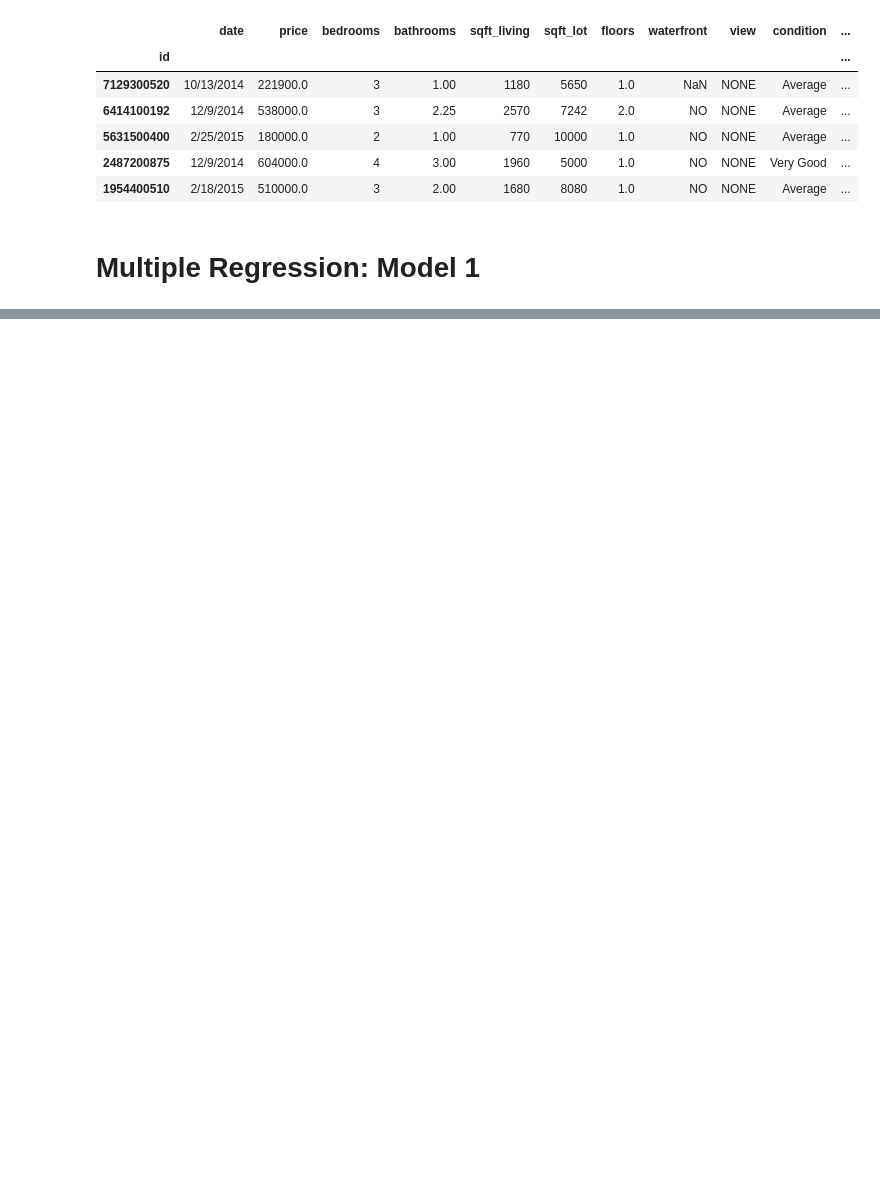
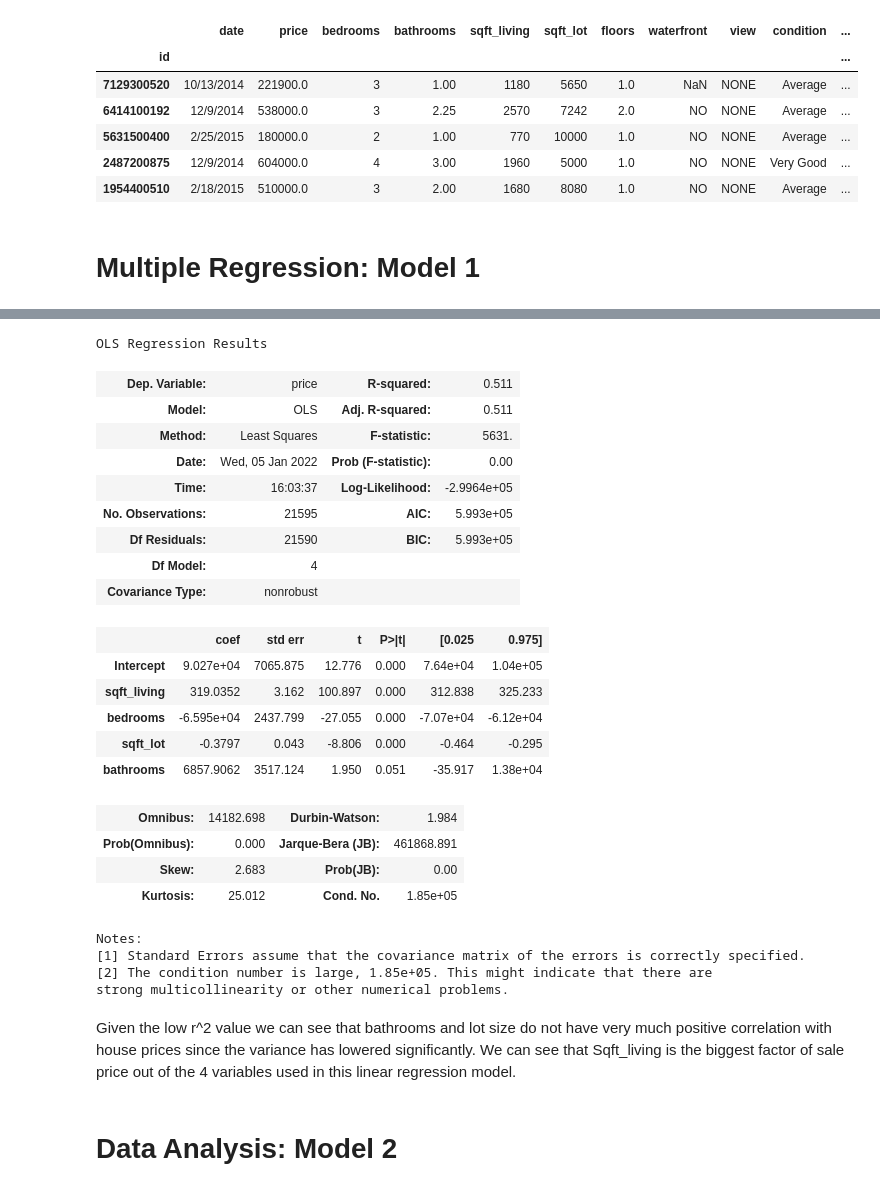
Before and after one commit to namitarana1/KingCounty-Housing, a Jupyter notebook: Real_Estate_Analysis.ipynb, the cells around one changed output, grey strips where cells are left out. Drawn from its saved outputs; the diff is of its cells as text; code cells hidden in the pictures; blank space fills up the shorter version.

```diff
--- a/Real_Estate_Analysis.ipynb
+++ b/Real_Estate_Analysis.ipynb
@@ -227,3 +233,6 @@ price_median
+# %%
+#added bathrooms and lot_sqft
+df_explore3 = df.drop(['floors','waterfront', 'view', 'condition', 'grade', 'sqft_above', 'yr_built', 'sqft_basement','yr_renovated', 'zipcode', 'lat','long','sqft_living15','sqft_lot15'],axis=1)
 # %%
 X = df_explore1.drop('price', axis=1)
 y = df['price']
@@ -391,0 +482,34 @@ strong multicollinearity or other numerical problems.
+# %%
+simple_formula='price ~ sqft_living + bedrooms + sqft_lot + bathrooms'
+simple_model = ols(simple_formula, df_explore3).fit()
+simple_model_summ = simple_model.summary()
+simple_model_summ
+# %% [output]
+OLS Regression Results
+| Dep. Variable: | price | R-squared: | 0.511 |
+| Model: | OLS | Adj. R-squared: | 0.511 |
+| Method: | Least Squares | F-statistic: | 5631. |
+| Date: | Wed, 05 Jan 2022 | Prob (F-statistic): | 0.00 |
+| Time: | 16:03:37 | Log-Likelihood: | -2.9964e+05 |
+| No. Observations: | 21595 | AIC: | 5.993e+05 |
+| Df Residuals: | 21590 | BIC: | 5.993e+05 |
+| Df Model: | 4 |  |  |
+| Covariance Type: | nonrobust |  |  |
+|  | coef | std err | t | P>|t| | [0.025 | 0.975] |
+| Intercept | 9.027e+04 | 7065.875 | 12.776 | 0.000 | 7.64e+04 | 1.04e+05 |
+| sqft_living | 319.0352 | 3.162 | 100.897 | 0.000 | 312.838 | 325.233 |
+| bedrooms | -6.595e+04 | 2437.799 | -27.055 | 0.000 | -7.07e+04 | -6.12e+04 |
+| sqft_lot | -0.3797 | 0.043 | -8.806 | 0.000 | -0.464 | -0.295 |
+| bathrooms | 6857.9062 | 3517.124 | 1.950 | 0.051 | -35.917 | 1.38e+04 |
+| Omnibus: | 14182.698 | Durbin-Watson: | 1.984 |
+| Prob(Omnibus): | 0.000 | Jarque-Bera (JB): | 461868.891 |
+| Skew: | 2.683 | Prob(JB): | 0.00 |
+| Kurtosis: | 25.012 | Cond. No. | 1.85e+05 |
+Notes:
+[1] Standard Errors assume that the covariance matrix of the errors is correctly specified.
+[2] The condition number is large, 1.85e+05. This might indicate that there are
+strong multicollinearity or other numerical problems.
+# %% [markdown]
+Given the low r^2 value we can see that bathrooms and lot size do not have very much positive correlation with house prices since the variance has lowered significantly. We can see that Sqft_living is the biggest factor of sale price out of the 4 variables used in this linear regression model.
+# %% [markdown]
+# Data Analysis: Model 2
```
Also changed, not shown: parts of 20 cells of this notebook.
